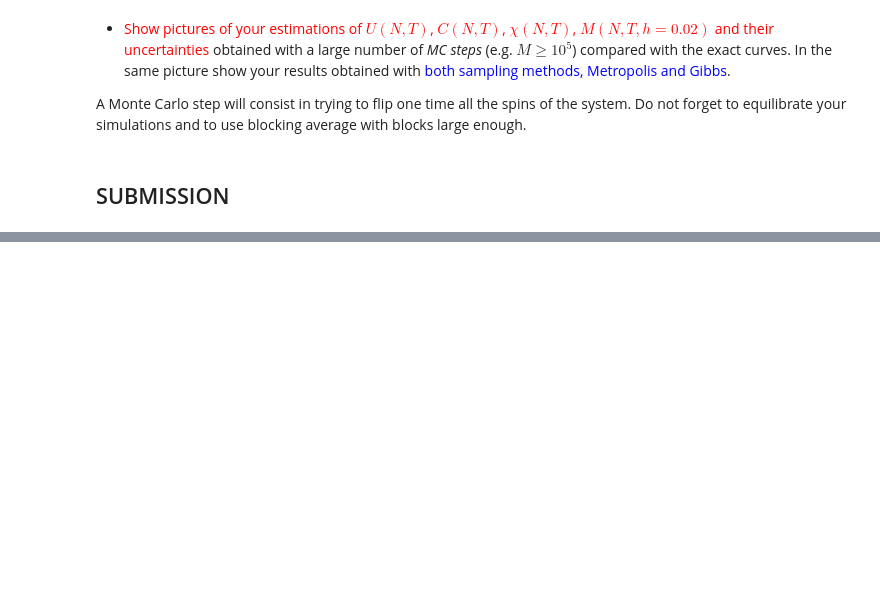
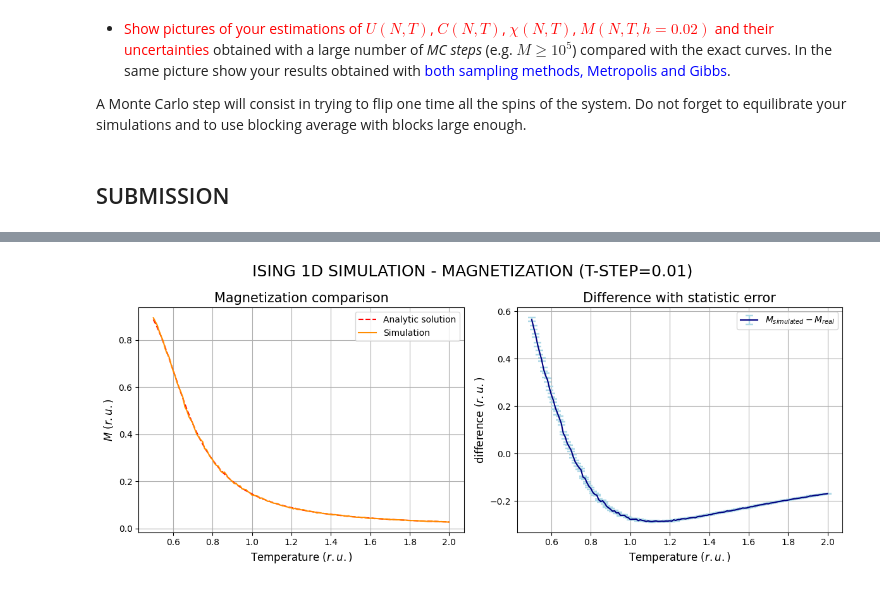
Before and after one commit to lazzerialberto/sim_numerica, a Jupyter notebook: lezione_6/LSN_Exercises_06.ipynb, the cells around one changed output, grey strips where cells are left out. Drawn from its saved outputs; the diff is of its cells as text; code cells hidden in the pictures; blank space fills up the shorter version.

```diff
--- a/lezione_6/LSN_Exercises_06.ipynb
+++ b/lezione_6/LSN_Exercises_06.ipynb
@@ -197,0 +230,25 @@ plt.show()
+# %%
+fig=plt.figure(figsize=(12,5))
+
+ax5 = fig.add_subplot(1,2,1)
+ax5.plot(T, M,color='r',linestyle="--",label=r'Analytic solution')
+ax5.plot(mag_data["TEMP:"],mag_data["M_AVE:"],color='darkorange',label=r'Simulation')
+ax5.set_title(r"Magnetization comparison",fontsize=15)
+ax5.set_ylabel(r"$M$ $(r.u.)$",fontsize=12)
+ax5.set_xlabel(r'Temperature $(r.u.)$',fontsize=12)
+ax5.grid(True)
+ax5.legend()
+
+ax6 = fig.add_subplot(1,2,2)
+ax6.errorbar(x=mag_data["TEMP:"],y=(mag_data["M_AVE:"]-heat),yerr=mag_data["ERROR:"],color='navy',ecolor='lightblue',label=r'$M_{simulated}-M_{real}$',elinewidth=1.75, capsize=4, capthick=1.75)
+ax6.set_title(r"Difference with statistic error",fontsize=15)
+ax6.set_ylabel(r"difference $(r.u.)$",fontsize=12)
+ax6.set_xlabel(r'Temperature $(r.u.)$',fontsize=12)
+ax6.grid(True)
+ax6.legend()
+
+plt.suptitle(r"ISING 1D SIMULATION - MAGNETIZATION (T-STEP=0.01)", fontsize=18)
+plt.tight_layout()
+plt.show()
+# %% [output]
+[figure, added]
```
Also changed, not shown: parts of 3 cells of this notebook, 13 other files.
